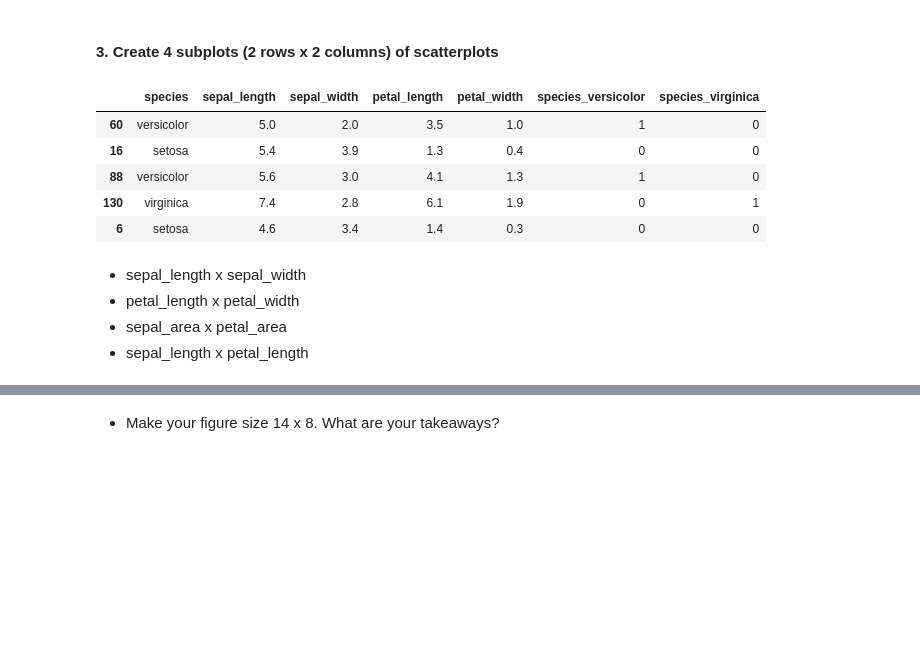
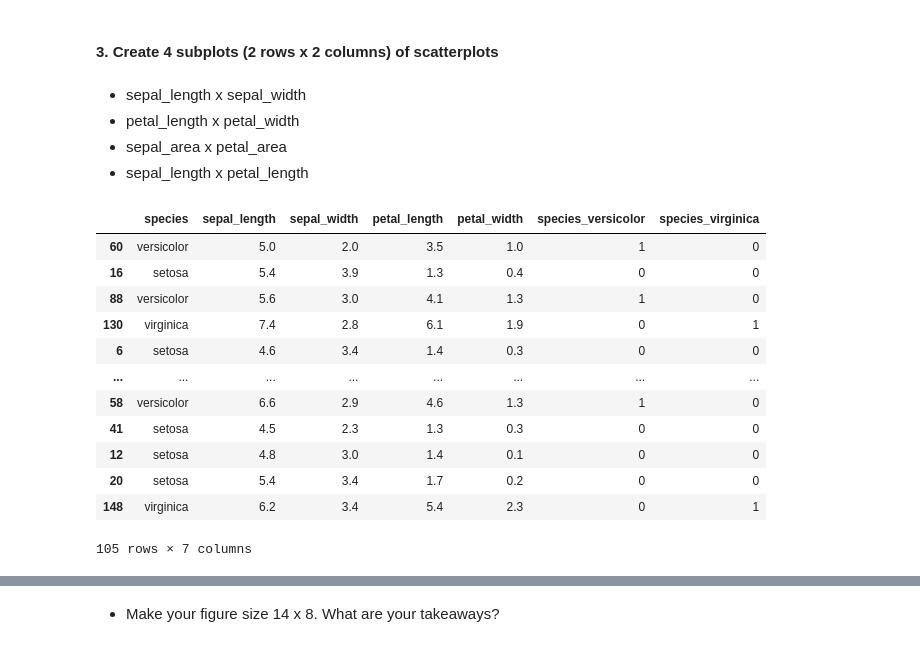
Before and after one commit to CSolitaire/classification-exercises, a Jupyter notebook: classification_exercises.ipynb, the cells around one changed output, grey strips where cells are left out. Saved outputs shown, nothing was run; the diff lists cells and outputs as text; code cells hidden in the pictures; blank space fills up the shorter version.

```diff
--- a/classification_exercises.ipynb
+++ b/classification_exercises.ipynb
@@ -547,17 +566,29 @@ plt.show()
 [figure]
 # %% [markdown]
 #### 3. Create 4 subplots (2 rows x 2 columns) of scatterplots
+# %% [markdown]
+   - sepal_length x sepal_width
+   - petal_length x petal_width
+   - sepal_area x petal_area
+   - sepal_length x petal_length
 # %%
 # I had to formatt my origional df so I am just calling in a new one
 df = acquire.get_iris_data(cached=True)
 df = prepare.prep_iris(df)
 train_df, test_df = train_test_split(df, test_size=.30, random_state=123, stratify=df[['species']])
 # %%
-train_df.head()
+train_df
 # %% [output]
 |  | species | sepal_length | sepal_width | petal_length | petal_width | species_versicolor | species_virginica |
 | 60 | versicolor | 5.0 | 2.0 | 3.5 | 1.0 | 1 | 0 |
 | 16 | setosa | 5.4 | 3.9 | 1.3 | 0.4 | 0 | 0 |
 | 88 | versicolor | 5.6 | 3.0 | 4.1 | 1.3 | 1 | 0 |
 | 130 | virginica | 7.4 | 2.8 | 6.1 | 1.9 | 0 | 1 |
 | 6 | setosa | 4.6 | 3.4 | 1.4 | 0.3 | 0 | 0 |
+| ... | ... | ... | ... | ... | ... | ... | ... |
+| 58 | versicolor | 6.6 | 2.9 | 4.6 | 1.3 | 1 | 0 |
+| 41 | setosa | 4.5 | 2.3 | 1.3 | 0.3 | 0 | 0 |
+| 12 | setosa | 4.8 | 3.0 | 1.4 | 0.1 | 0 | 0 |
+| 20 | setosa | 5.4 | 3.4 | 1.7 | 0.2 | 0 | 0 |
+| 148 | virginica | 6.2 | 3.4 | 5.4 | 2.3 | 0 | 1 |
+105 rows × 7 columns
@@ -566,8 +595,3 @@ df.groupby()
-# %% [markdown]
-   - sepal_length x sepal_width
-   - petal_length x petal_width
-   - sepal_area x petal_area
-   - sepal_length x petal_length
 # %%
 plt.figure(figsize = (14,8))
 
```
Also changed, not shown: parts of 4 cells of this notebook.
